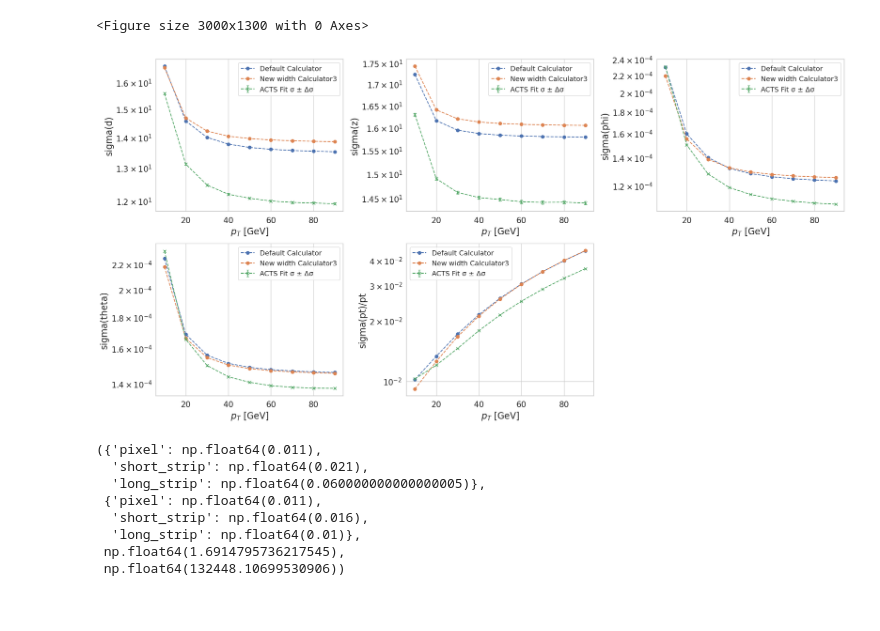
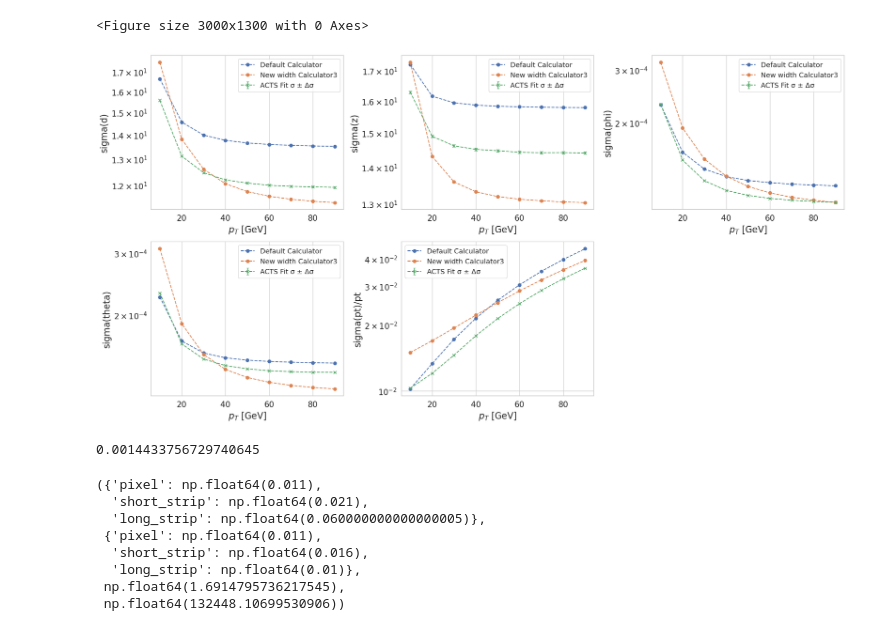
Before and after one commit to dlai211/iris-hep-log, a Jupyter notebook: code/track_parameter_vs_pT.ipynb, the cells around one changed output. Cells and saved outputs as stored; diff of their text form; code cells hidden in the pictures.

```diff
--- a/code/track_parameter_vs_pT.ipynb
+++ b/code/track_parameter_vs_pT.ipynb
@@ -155,7 +155,7 @@ arrays["t_d0"]
 # %% [output]
 <Array [[-0.00304], [0.0127], ..., [-0.00919]] type='100000 * var * float32'>
 # %%
-path = '/data/jlai/iris-hep/OutputPT2/'
+path = '/data/jlai/iris-hep/OutputPT/'
 var_labels = ['sigma(d)', 'sigma(z)', 'sigma(phi)', 'sigma(theta)', 'sigma(pt)/pt']
 
 y_acts = {label: [] for label in var_labels}
@@ -232,36 +232,40 @@ def cal(inputfile='ODD.txt'):
         calc_result = mydetector.errorcalculation(p, B, eta, m)
 
         for var_label in var_labels:
             y_calc[var_label].append(calc_result[var_label])
     return y_calc
 
 path = '/data/jlai/iris-hep-log/TrackingResolution-3.0/TrackingResolution-3.0/'
 y_calc = cal(path+'ODD.txt')
 y_calc2 = cal(path+'myODD2.txt')
-y_calc3 = cal(path+'myODD.txt')
+y_calc3 = cal(path+'myODD_test.txt')
 
 # < -- plot the var vs. pT -- >
 plt.figure(figsize=(20, 10))
 for var_label in var_labels:
     idx = var_labels.index(var_label)
     plt.subplot(231 + idx)
 
     plt.plot(pT_values, y_calc[var_label], 'o--', label=f"Default Calculator")
     # plt.plot(pT_values, y_calc2[var_label], 'o--', label=f"Old width Calculator2")
-    plt.plot(pT_values, y_calc3[var_label], 'o--', label=f"New width Calculator3")
+    plt.plot(pT_values, np.array(y_calc3[var_label])/1.2, 'o--', label=f"New width Calculator3")
     # plt.plot(pT_values, y_acts[var_label], 'x--', label=f"ACTS (fit σ)")
     plt.errorbar(pT_values, y_acts[var_label], yerr=y_acts_err[var_label], fmt='x--', capsize=2, label="ACTS Fit σ ± Δσ")
     plt.xlabel(r"$p_T$ [GeV]")
     plt.ylabel(var_label)
     # plt.title(f"{var_label} @ $p_T$ = {p} GeV, η = {eta}")
     plt.yscale('log')
     plt.legend()
     plt.grid(True)
 
 plt.tight_layout()
 plt.show()
 # %% [output]
-[figure, old version]
+[figure, new version]
+# %%
+5e-3 / sqrt(12)
+# %% [output]
+0.0014433756729740645
 # %%
 # < -- Iterate with different width in txt file & Find the least chi2 -- >
 pixel_range = np.arange(0.001, 0.1, 0.005)
```
Also changed, not shown: 14 other files.
